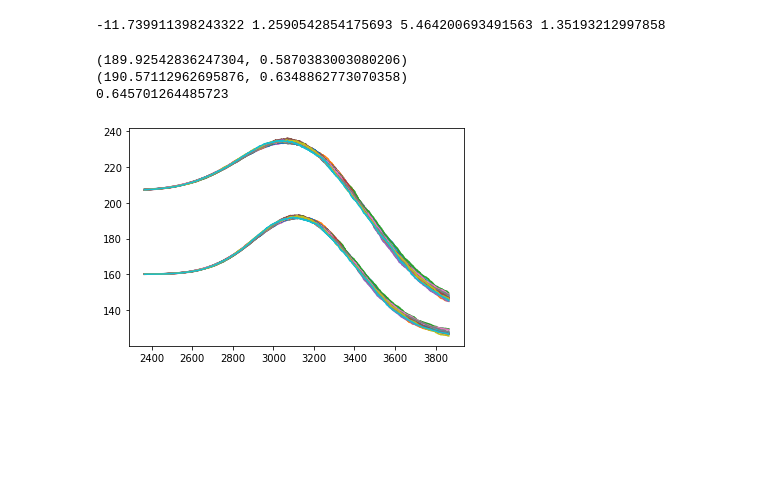
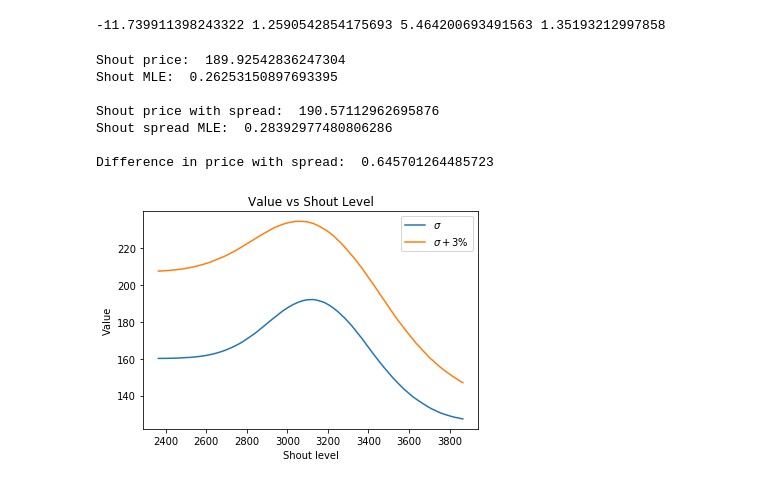
Before and after one commit to kenneth1221/ShoutOption, a Jupyter notebook: Main_Notebook.ipynb, the cells around one changed output. Drawn from its saved outputs; the diff is of its cells as text; code cells hidden in the pictures; blank space fills up the shorter version.

Commit message:
Prettfication of graphs

```diff
--- a/Main_Notebook.ipynb
+++ b/Main_Notebook.ipynb
@@ -384,28 +384,45 @@ for j in range(20):
     optimalqs_spread.append(q)
     regression_results_spread.append(rr)
     payofflist_spread.append(ps)
-
-for payoffs in payofflist_base:
-    plt.plot(steprange, payoffs)
-
-for payoffs in payofflist_spread:
-    plt.plot(steprange, payoffs)
-values_base = np.array(values_base)
-optimalqs_base = np.array(optimalqs_base)
-prices = np.array(benchmark_prices(regression_results_base))
-#values.mean(), values.std(), prices.mean(), prices.std(), optimalqs.mean(), optimalqs.std()
-stats_bm = (prices.mean(), prices.std())
-print(stats_bm)
-
-spread_prices = np.array(benchmark_prices(regression_results_spread))
-stats_spread = (spread_prices.mean(), spread_prices.std())
-print(stats_spread)
-print(stats_spread[0]-stats_bm[0])
-# %% [output]
-(189.92542836247304, 0.5870383003080206)
-(190.57112962695876, 0.6348862773070358)
-0.645701264485723
-[figure, removed]
+# %%
+payofflist_base = np.array(payofflist_base)
+payofflist_spread = np.array(payofflist_spread)
+# for payoffs in payofflist_base:
+#     plt.plot(steprange, payoffs)
+plt.plot(steprange, payofflist_base.mean(axis = 0))
+plt.plot(steprange, payofflist_spread.mean(axis = 0))
+plt.title('Value vs Shout Level')
+plt.xlabel('Shout level')
+plt.ylabel('Value')
+plt.legend([r'$\sigma$', r'$\sigma + 3\%$'])
+# for payoffs in payofflist_spread:
+#     plt.plot(steprange, payoffs)
+
+values_base = np.array(values_base)
+optimalqs_base = np.array(optimalqs_base)
+prices = np.array(benchmark_prices(regression_results_base))
+#values.mean(), values.std(), prices.mean(), prices.std(), optimalqs.mean(), optimalqs.std()
+stats_bm = (prices.mean(), prices.std())
+print('Shout price: ',stats_bm[0])
+print('Shout MLE: ', 2*stats_bm[1]/np.sqrt(len(payofflist_base)))
+
+spread_prices = np.array(benchmark_prices(regression_results_spread))
+stats_spread = (spread_prices.mean(), spread_prices.std())
+print('')
+print('Shout price with spread: ',stats_spread[0])
+print('Shout spread MLE: ', 2*stats_spread[1]/np.sqrt(len(payofflist_spread)))
+print('')
+
+print('Difference in price with spread: ',stats_spread[0]-stats_bm[0])
+# %% [output]
+Shout price:  189.92542836247304
+Shout MLE:  0.26253150897693395
+
+Shout price with spread:  190.57112962695876
+Shout spread MLE:  0.28392977480806286
+
+Difference in price with spread:  0.645701264485723
+[figure, added]
 # %%
 print(optimalqs_base.mean(),np.mean(optimalqs_spread))
 # indicates that as vol rises optimal exercise boundary falls
```
Also changed, not shown: parts of 2 cells of this notebook.
